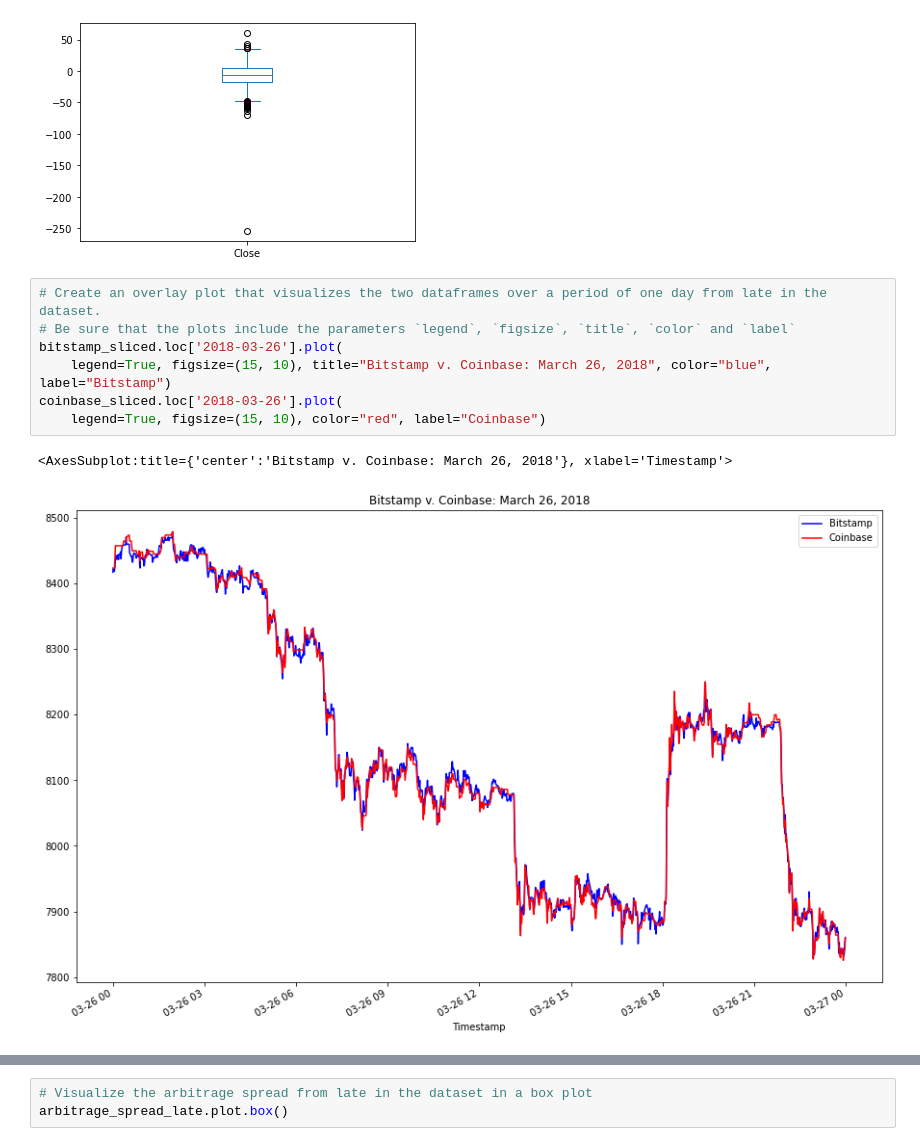
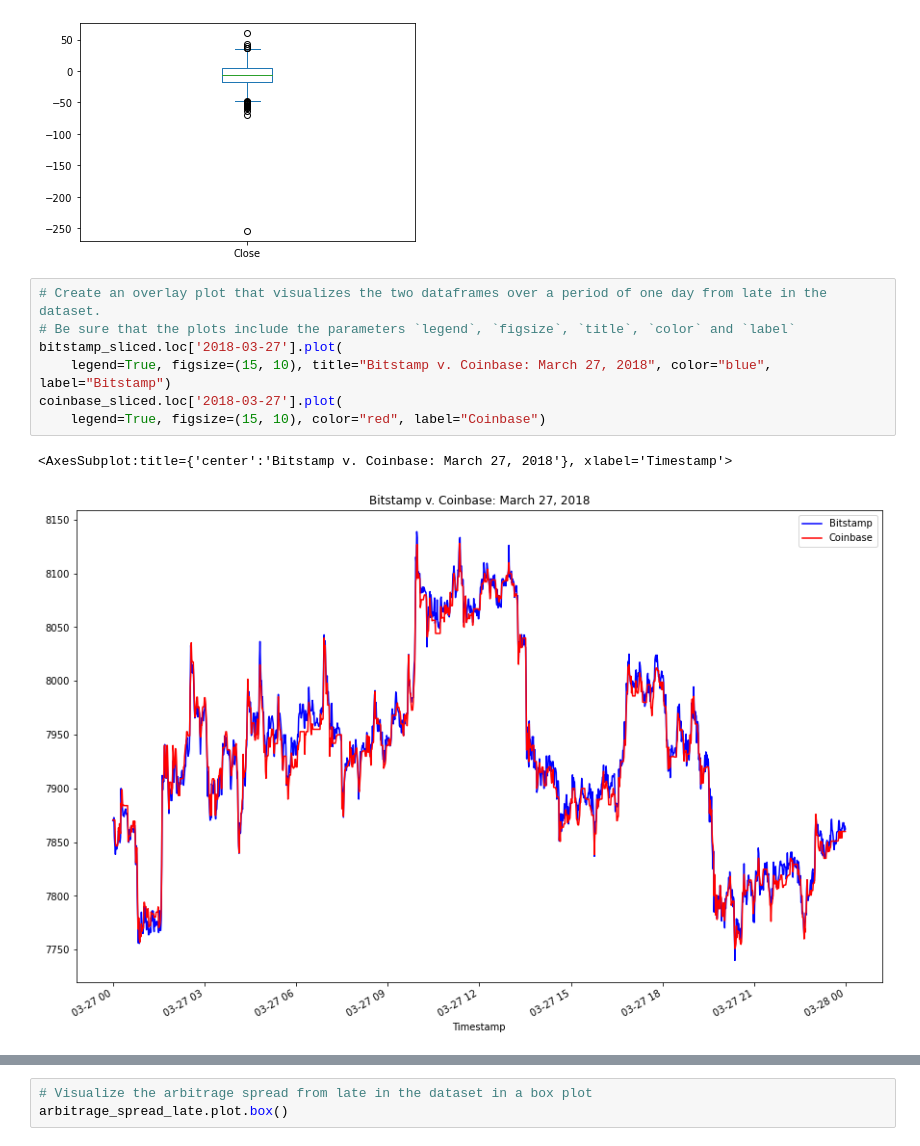
Before and after one commit to asabeti/Module_Challenge_3, a Jupyter notebook: crypto_arbitrage.ipynb, the cells around one changed output, grey strips where cells are left out. Saved outputs shown, nothing was run; the diff lists cells and outputs as text.

```diff
--- a/crypto_arbitrage.ipynb
+++ b/crypto_arbitrage.ipynb
@@ -377,13 +377,13 @@ arbitrage_spread_middle.plot.box()
 # %%
 # Create an overlay plot that visualizes the two dataframes over a period of one day from late in the dataset.
 # Be sure that the plots include the parameters `legend`, `figsize`, `title`, `color` and `label`
-bitstamp_sliced.loc['2018-03-26'].plot(
-    legend=True, figsize=(15, 10), title="Bitstamp v. Coinbase: March 26, 2018", color="blue", label="Bitstamp")
-coinbase_sliced.loc['2018-03-26'].plot(
+bitstamp_sliced.loc['2018-03-27'].plot(
+    legend=True, figsize=(15, 10), title="Bitstamp v. Coinbase: March 27, 2018", color="blue", label="Bitstamp")
+coinbase_sliced.loc['2018-03-27'].plot(
     legend=True, figsize=(15, 10), color="red", label="Coinbase")
 # %% [output]
-<AxesSubplot:title={'center':'Bitstamp v. Coinbase: March 26, 2018'}, xlabel='Timestamp'>
+<AxesSubplot:title={'center':'Bitstamp v. Coinbase: March 27, 2018'}, xlabel='Timestamp'>
-[figure, old version]
+[figure, new version]
 # %%
 # Using the date from the late that you have selected, calculate the arbitrage spread
 # by subtracting the bitstamp lower closing prices from the coinbase higher closing prices
```
Also changed, not shown: parts of 16 cells of this notebook.
